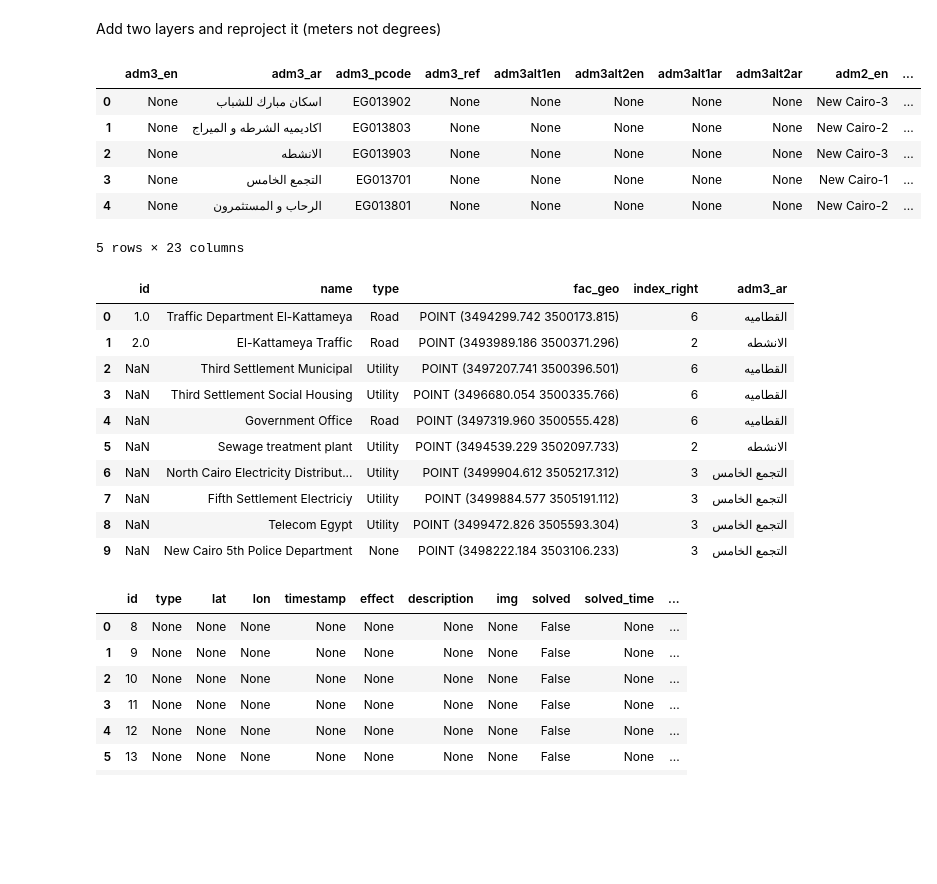
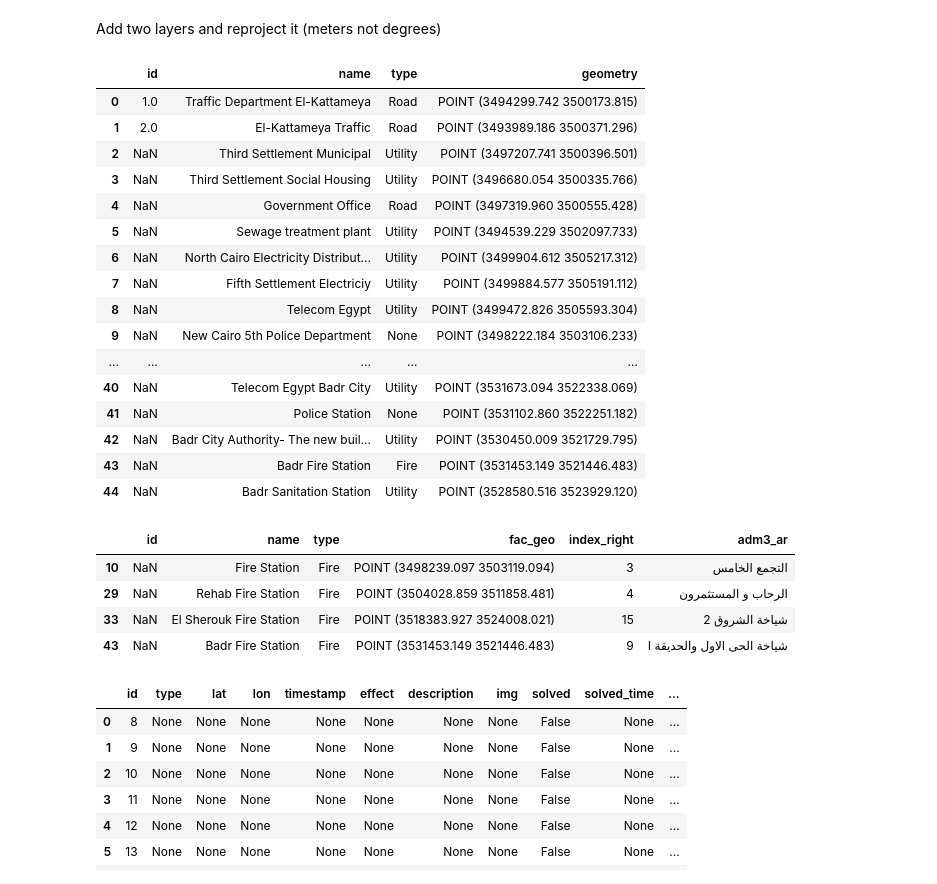
Before and after one commit to Youssef-Harby/report-it, a Jupyter notebook: ASJoin/ASJoin.ipynb, the cells around one changed output. Cells and saved outputs as stored; diff of their text form; code cells hidden in the pictures; blank space fills up the shorter version.

```diff
--- a/ASJoin/ASJoin.ipynb
+++ b/ASJoin/ASJoin.ipynb
@@ -7,32 +7,38 @@ Add two layers and reproject it (meters not degrees)
 # %%
 fires = geopandas.read_file("../Data/Facilities/DemoCairo.gpkg", layer='fire').to_crs("EPSG:3857") #Point
 facilities = geopandas.read_file("../Data/Facilities/DemoCairo.gpkg", layer='facilities').to_crs("EPSG:3857") #Point
 admin_poly = geopandas.read_file("../Data/Facilities/DemoCairo.gpkg", layer='NewCairoPolyDemo').to_crs("EPSG:3857") #Polygon
-admin_poly.head()
+fires.head(50)
+facilities.head(50)
 # %% [output]
-|  | adm3_en | adm3_ar | adm3_pcode | adm3_ref | adm3alt1en | adm3alt2en | adm3alt1ar | adm3alt2ar | adm2_en | ... |
-| 0 | None | اسكان مبارك للشباب | EG013902 | None | None | None | None | None | New Cairo-3 | ... |
-| 1 | None | اكاديميه الشرطه و الميراج | EG013803 | None | None | None | None | None | New Cairo-2 | ... |
-| 2 | None | الانشطه | EG013903 | None | None | None | None | None | New Cairo-3 | ... |
-| 3 | None | التجمع الخامس | EG013701 | None | None | None | None | None | New Cairo-1 | ... |
-| 4 | None | الرحاب و المستثمرون | EG013801 | None | None | None | None | None | New Cairo-2 | ... |
+|  | id | name | type | geometry |
+| 0 | 1.0 | Traffic Department El-Kattameya | Road | POINT (3494299.742 3500173.815) |
+| 1 | 2.0 | El-Kattameya Traffic | Road | POINT (3493989.186 3500371.296) |
+| 2 | NaN | Third Settlement Municipal | Utility | POINT (3497207.741 3500396.501) |
+| 3 | NaN | Third Settlement Social Housing | Utility | POINT (3496680.054 3500335.766) |
+| 4 | NaN | Government Office | Road | POINT (3497319.960 3500555.428) |
+| 5 | NaN | Sewage treatment plant | Utility | POINT (3494539.229 3502097.733) |
+| 6 | NaN | North Cairo Electricity Distribut... | Utility | POINT (3499904.612 3505217.312) |
+| 7 | NaN | Fifth Settlement Electriciy | Utility | POINT (3499884.577 3505191.112) |
+| 8 | NaN | Telecom Egypt | Utility | POINT (3499472.826 3505593.304) |
+| 9 | NaN | New Cairo 5th Police Department | None | POINT (3498222.184 3503106.233) |
+| ... | ... | ... | ... | ... |
+| 40 | NaN | Telecom Egypt Badr City | Utility | POINT (3531673.094 3522338.069) |
+| 41 | NaN | Police Station | None | POINT (3531102.860 3522251.182) |
+| 42 | NaN | Badr City Authority- The new buil... | Utility | POINT (3530450.009 3521729.795) |
+| 43 | NaN | Badr Fire Station | Fire | POINT (3531453.149 3521446.483) |
+| 44 | NaN | Badr Sanitation Station | Utility | POINT (3528580.516 3523929.120) |
-5 rows × 23 columns
 # %%
 fac_And_Admin = geopandas.sjoin(facilities,admin_poly[['adm3_ar', 'geometry']], how='left')
 fac_And_Admin.rename_geometry('fac_geo', inplace=True)
-fac_And_Admin.head(10)
+fac_And_Admin_for_fire = fac_And_Admin.loc[fac_And_Admin['type']=='Fire']
+fac_And_Admin_for_fire.head(50)
 # %% [output]
 |  | id | name | type | fac_geo | index_right | adm3_ar |
-| 0 | 1.0 | Traffic Department El-Kattameya | Road | POINT (3494299.742 3500173.815) | 6 | القطاميه |
-| 1 | 2.0 | El-Kattameya Traffic | Road | POINT (3493989.186 3500371.296) | 2 | الانشطه |
-| 2 | NaN | Third Settlement Municipal | Utility | POINT (3497207.741 3500396.501) | 6 | القطاميه |
-| 3 | NaN | Third Settlement Social Housing | Utility | POINT (3496680.054 3500335.766) | 6 | القطاميه |
-| 4 | NaN | Government Office | Road | POINT (3497319.960 3500555.428) | 6 | القطاميه |
-| 5 | NaN | Sewage treatment plant | Utility | POINT (3494539.229 3502097.733) | 2 | الانشطه |
-| 6 | NaN | North Cairo Electricity Distribut... | Utility | POINT (3499904.612 3505217.312) | 3 | التجمع الخامس |
-| 7 | NaN | Fifth Settlement Electriciy | Utility | POINT (3499884.577 3505191.112) | 3 | التجمع الخامس |
-| 8 | NaN | Telecom Egypt | Utility | POINT (3499472.826 3505593.304) | 3 | التجمع الخامس |
-| 9 | NaN | New Cairo 5th Police Department | None | POINT (3498222.184 3503106.233) | 3 | التجمع الخامس |
+| 10 | NaN | Fire Station | Fire | POINT (3498239.097 3503119.094) | 3 | التجمع الخامس |
+| 29 | NaN | Rehab Fire Station | Fire | POINT (3504028.859 3511858.481) | 4 | الرحاب و المستثمرون |
+| 33 | NaN | El Sherouk Fire Station | Fire | POINT (3518383.927 3524008.021) | 15 | شياخة الشروق 2 |
+| 43 | NaN | Badr Fire Station | Fire | POINT (3531453.149 3521446.483) | 9 | شياخة الحى الاول والحديقة ا |
 # %%
 problem_And_Admin = geopandas.sjoin(fires,admin_poly[['adm3_ar', 'geometry']], how='left')
 problem_And_Admin.head(10)
```
Also changed, not shown: parts of 6 cells of this notebook.
